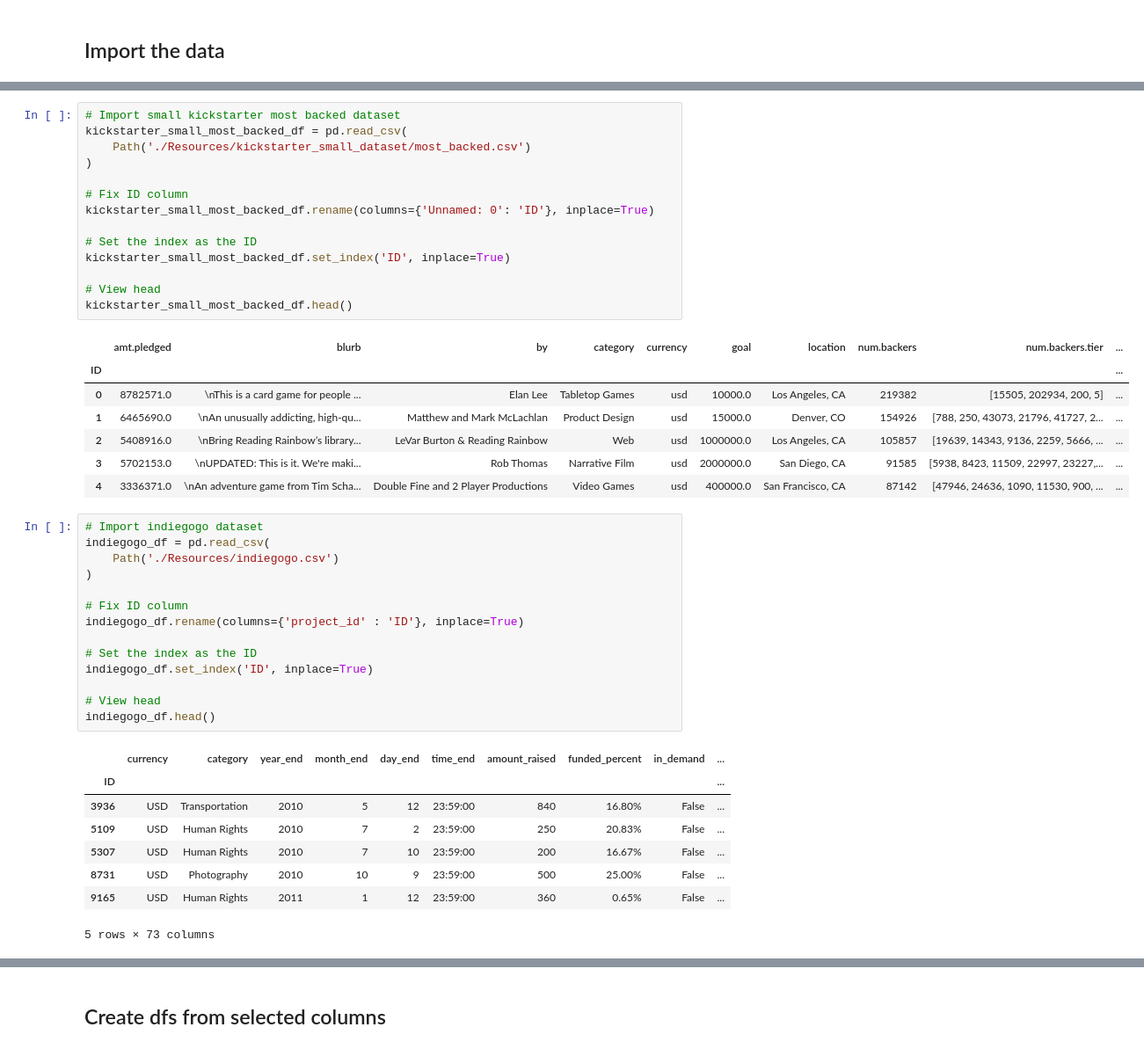
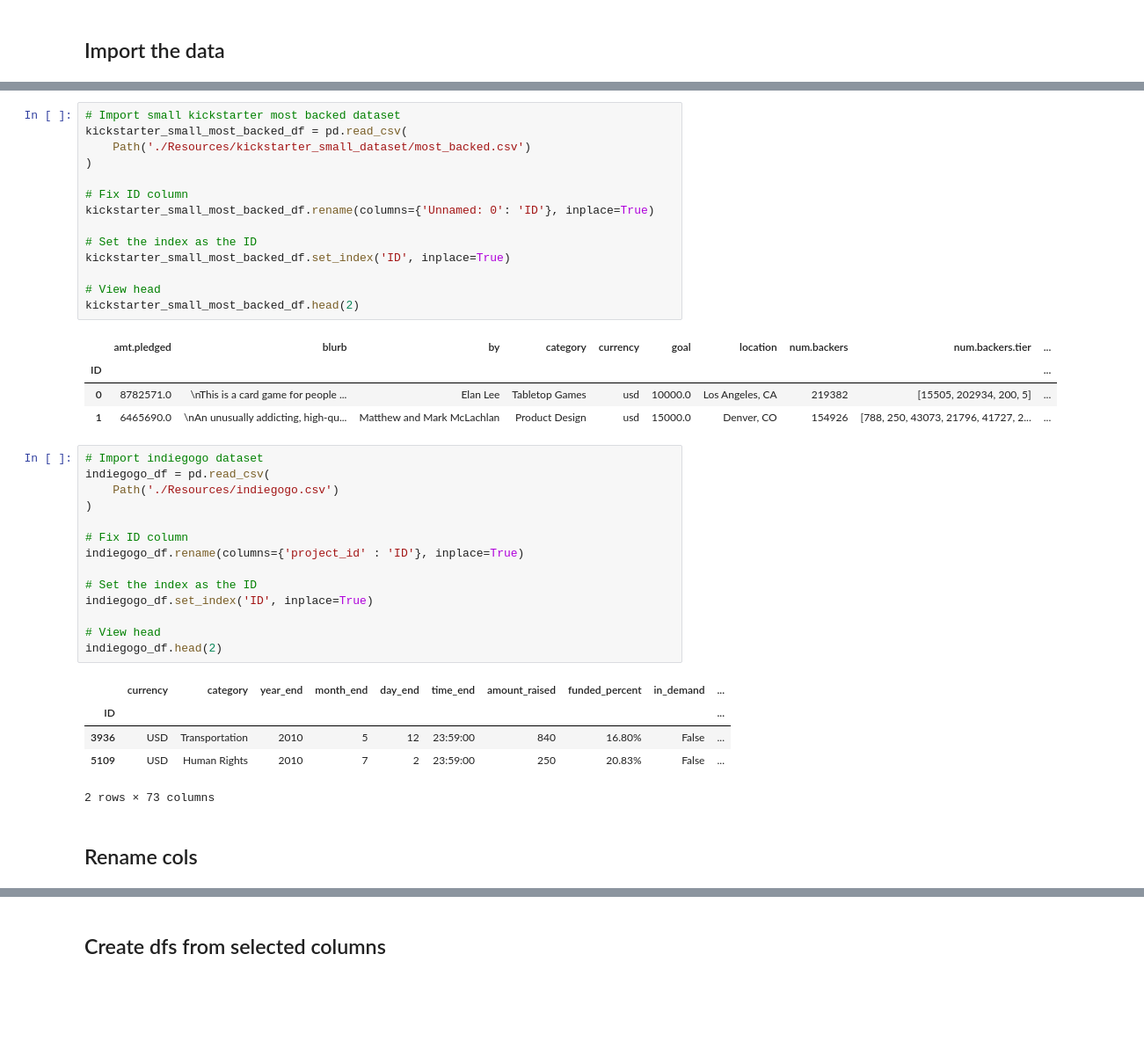
Before and after one commit to Best-Brain-Gang/Crowdfunding_Analysis, a Jupyter notebook: crowdfunding_analyzer.ipynb, the cells around one changed output, grey strips where cells are left out. Shown at 88% size. Cells and saved outputs as stored; diff of their text form; blank space fills up the shorter version.

```diff
--- a/crowdfunding_analyzer.ipynb
+++ b/crowdfunding_analyzer.ipynb
@@ -81,25 +78,22 @@ kickstarter_small_live_df.head()
 # %%
 # Import small kickstarter most backed dataset
 kickstarter_small_most_backed_df = pd.read_csv(
     Path('./Resources/kickstarter_small_dataset/most_backed.csv')
 )
 
 # Fix ID column
 kickstarter_small_most_backed_df.rename(columns={'Unnamed: 0': 'ID'}, inplace=True)
 
 # Set the index as the ID
 kickstarter_small_most_backed_df.set_index('ID', inplace=True)
 
 # View head
-kickstarter_small_most_backed_df.head()
+kickstarter_small_most_backed_df.head(2)
 # %% [output]
 |  | amt.pledged | blurb | by | category | currency | goal | location | num.backers | num.backers.tier | ... |
 | ID |  |  |  |  |  |  |  |  |  | ... |
 | 0 | 8782571.0 | \nThis is a card game for people ... | Elan Lee | Tabletop Games | usd | 10000.0 | Los Angeles, CA | 219382 | [15505, 202934, 200, 5] | ... |
 | 1 | 6465690.0 | \nAn unusually addicting, high-qu... | Matthew and Mark McLachlan | Product Design | usd | 15000.0 | Denver, CO | 154926 | [788, 250, 43073, 21796, 41727, 2... | ... |
-| 2 | 5408916.0 | \nBring Reading Rainbow’s library... | LeVar Burton & Reading Rainbow | Web | usd | 1000000.0 | Los Angeles, CA | 105857 | [19639, 14343, 9136, 2259, 5666, ... | ... |
-| 3 | 5702153.0 | \nUPDATED: This is it. We're maki... | Rob Thomas | Narrative Film | usd | 2000000.0 | San Diego, CA | 91585 | [5938, 8423, 11509, 22997, 23227,... | ... |
-| 4 | 3336371.0 | \nAn adventure game from Tim Scha... | Double Fine and 2 Player Productions | Video Games | usd | 400000.0 | San Francisco, CA | 87142 | [47946, 24636, 1090, 11530, 900, ... | ... |
 # %%
 # Import indiegogo dataset
 indiegogo_df = pd.read_csv(
@@ -113,13 +107,12 @@ indiegogo_df.rename(columns={'project_id' : 'ID'}, inplace=True)
 indiegogo_df.set_index('ID', inplace=True)
 
 # View head
-indiegogo_df.head()
+indiegogo_df.head(2)
 # %% [output]
 |  | currency | category | year_end | month_end | day_end | time_end | amount_raised | funded_percent | in_demand | ... |
 | ID |  |  |  |  |  |  |  |  |  | ... |
 | 3936 | USD | Transportation | 2010 | 5 | 12 | 23:59:00 | 840 | 16.80% | False | ... |
 | 5109 | USD | Human Rights | 2010 | 7 | 2 | 23:59:00 | 250 | 20.83% | False | ... |
-| 5307 | USD | Human Rights | 2010 | 7 | 10 | 23:59:00 | 200 | 16.67% | False | ... |
-| 8731 | USD | Photography | 2010 | 10 | 9 | 23:59:00 | 500 | 25.00% | False | ... |
-| 9165 | USD | Human Rights | 2011 | 1 | 12 | 23:59:00 | 360 | 0.65% | False | ... |
-5 rows × 73 columns
+2 rows × 73 columns
+# %% [markdown]
+## Rename cols
```
Also changed, not shown: parts of 13 cells of this notebook.
